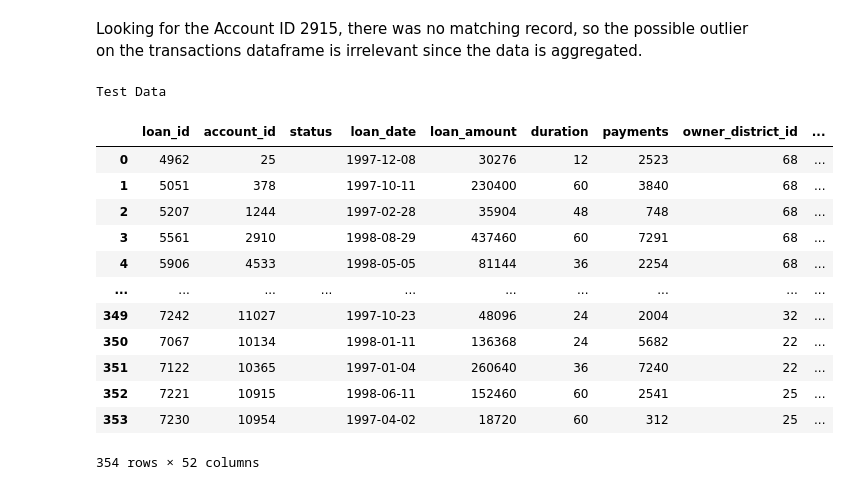
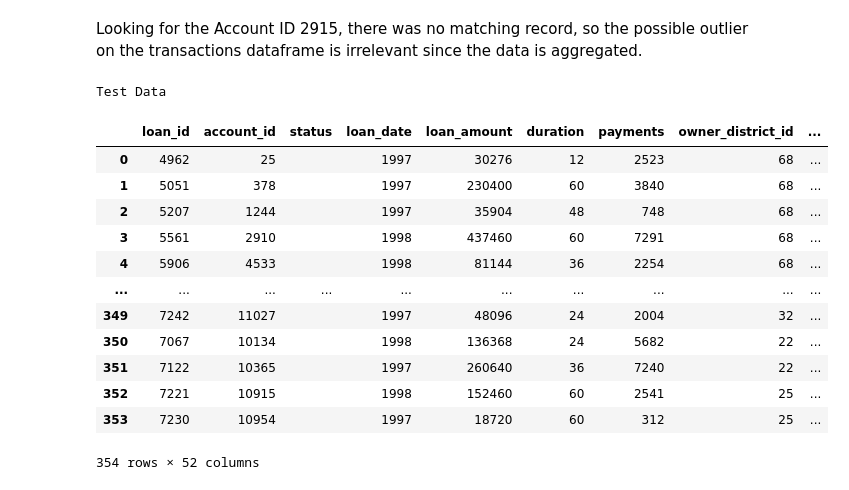
Before and after one commit to goncaloacteixeira/feup-ac, a Jupyter notebook: data-prep.ipynb, the cells around one changed output. Saved outputs shown, nothing was run; the diff lists cells and outputs as text; code cells hidden in the pictures.

```diff
--- a/data-prep.ipynb
+++ b/data-prep.ipynb
@@ -387,2 +450,21 @@ sns.countplot(x="underage",data=train_df)
+# %%
+def normalize_dates(df):
+    # Transform this to blocks of 1 month
+    df['days_from_first_trans_till_loan'] = df.apply(lambda x: int(x["days_from_first_trans_till_loan"]/30), axis=1)
+    # 1 month blocks
+    df['account_age_at_loan'] = df.apply(lambda x: int(x["account_age_at_loan"]/30), axis=1)
+
+    df = df.rename(columns={"days_from_first_trans_till_loan": "months_from_first_trans_to_loan",
+                           "account_age_at_loan": "account_months_at_loan"})
+
+    # drop useless features
+    df = df.drop(columns=["account_date", "transaction_date_max", "transaction_date_min", "before_loan_transaction_date"], axis=1)
+
+    # we can then transform the loan date in years
+    df["loan_date"] = df.apply(lambda x: x["loan_date"].year, axis=1)
+
+    return df
+
+train_df = normalize_dates(train_df)
 # %% [markdown]
 ### Wrap-Up data and Sort by Loan Data
@@ -389 +512,19 @@ sns.countplot(x="underage",data=train_df)
+# %%
+def remove_demographic(df, prefix):
+    columns=['no. of inhabitants', 'no. of municipalities with inhabitants < 499',
+            'no. of municipalities with inhabitants 500-1999',
+            'no. of municipalities with inhabitants 2000-9999',
+            'no. of municipalities with inhabitants >10000',
+            'no. of cities',
+            'ratio of urban inhabitants',
+            'unemploymant rate 95',
+            'unemploymant rate 96',
+            'no. of commited crimes 95',
+            'no. of commited crimes 96']
+
+    columns = ["{0}{1}".format(prefix, x) for x in columns]
+
+    return df.drop(columns = columns, axis=1)
+
+train_df = remove_demographic(train_df, "owner_")
 # %%
@@ -420,31 +564,38 @@ Looking for the Account ID 2915, there was no matching record, so the possible o
 # %%
 # Test Pipeline
 test_df = read_prep_data("test")
 
 test_df.status = test_df.status.fillna('')
 test_df = aggregate_transaction_data(test_df)
 # test_df = aggregate_cards_data("test", test_df)
+test_df = process_frequency(test_df)
 test_df = process_last_transactions("test", test_df)
 test_df = process_loan_age(test_df)
 test_df = process_underage_loan(test_df)
+test_df = process_account_age_at_loan(test_df)
 test_df = aggregate_demographic_data(test_df, "owner_")
+test_df = remove_demographic(test_df, "owner_")
+
+test_df = process_days_from_first_transaction_till_loan(test_df)
+test_df = process_days_from_last_transaction_till_loan(test_df)
+test_df = normalize_dates(test_df)
 
 test_df.to_csv("test.csv", index=False)
 
 print("Test Data")
 test_df
 # %% [output]
 Test Data
 |  | loan_id | account_id | status | loan_date | loan_amount | duration | payments | owner_district_id | ... |
-| 0 | 4962 | 25 |  | 1997-12-08 | 30276 | 12 | 2523 | 68 | ... |
-| 1 | 5051 | 378 |  | 1997-10-11 | 230400 | 60 | 3840 | 68 | ... |
-| 2 | 5207 | 1244 |  | 1997-02-28 | 35904 | 48 | 748 | 68 | ... |
-| 3 | 5561 | 2910 |  | 1998-08-29 | 437460 | 60 | 7291 | 68 | ... |
-| 4 | 5906 | 4533 |  | 1998-05-05 | 81144 | 36 | 2254 | 68 | ... |
+| 0 | 4962 | 25 |  | 1997 | 30276 | 12 | 2523 | 68 | ... |
+| 1 | 5051 | 378 |  | 1997 | 230400 | 60 | 3840 | 68 | ... |
+| 2 | 5207 | 1244 |  | 1997 | 35904 | 48 | 748 | 68 | ... |
+| 3 | 5561 | 2910 |  | 1998 | 437460 | 60 | 7291 | 68 | ... |
+| 4 | 5906 | 4533 |  | 1998 | 81144 | 36 | 2254 | 68 | ... |
 | ... | ... | ... | ... | ... | ... | ... | ... | ... | ... |
-| 349 | 7242 | 11027 |  | 1997-10-23 | 48096 | 24 | 2004 | 32 | ... |
-| 350 | 7067 | 10134 |  | 1998-01-11 | 136368 | 24 | 5682 | 22 | ... |
-| 351 | 7122 | 10365 |  | 1997-01-04 | 260640 | 36 | 7240 | 22 | ... |
-| 352 | 7221 | 10915 |  | 1998-06-11 | 152460 | 60 | 2541 | 25 | ... |
-| 353 | 7230 | 10954 |  | 1997-04-02 | 18720 | 60 | 312 | 25 | ... |
+| 349 | 7242 | 11027 |  | 1997 | 48096 | 24 | 2004 | 32 | ... |
+| 350 | 7067 | 10134 |  | 1998 | 136368 | 24 | 5682 | 22 | ... |
+| 351 | 7122 | 10365 |  | 1997 | 260640 | 36 | 7240 | 22 | ... |
+| 352 | 7221 | 10915 |  | 1998 | 152460 | 60 | 2541 | 25 | ... |
+| 353 | 7230 | 10954 |  | 1997 | 18720 | 60 | 312 | 25 | ... |
 354 rows × 52 columns
```
Also changed, not shown: parts of 16 cells of this notebook, 2 other files.
